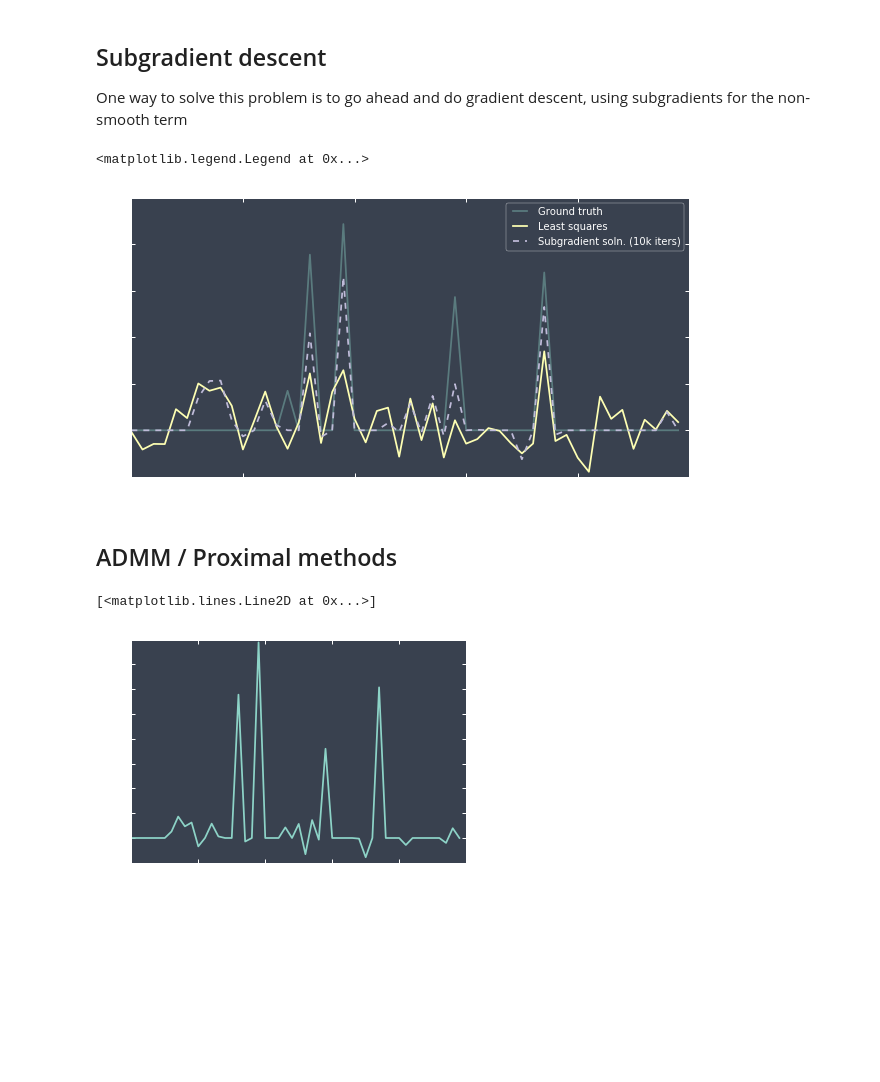
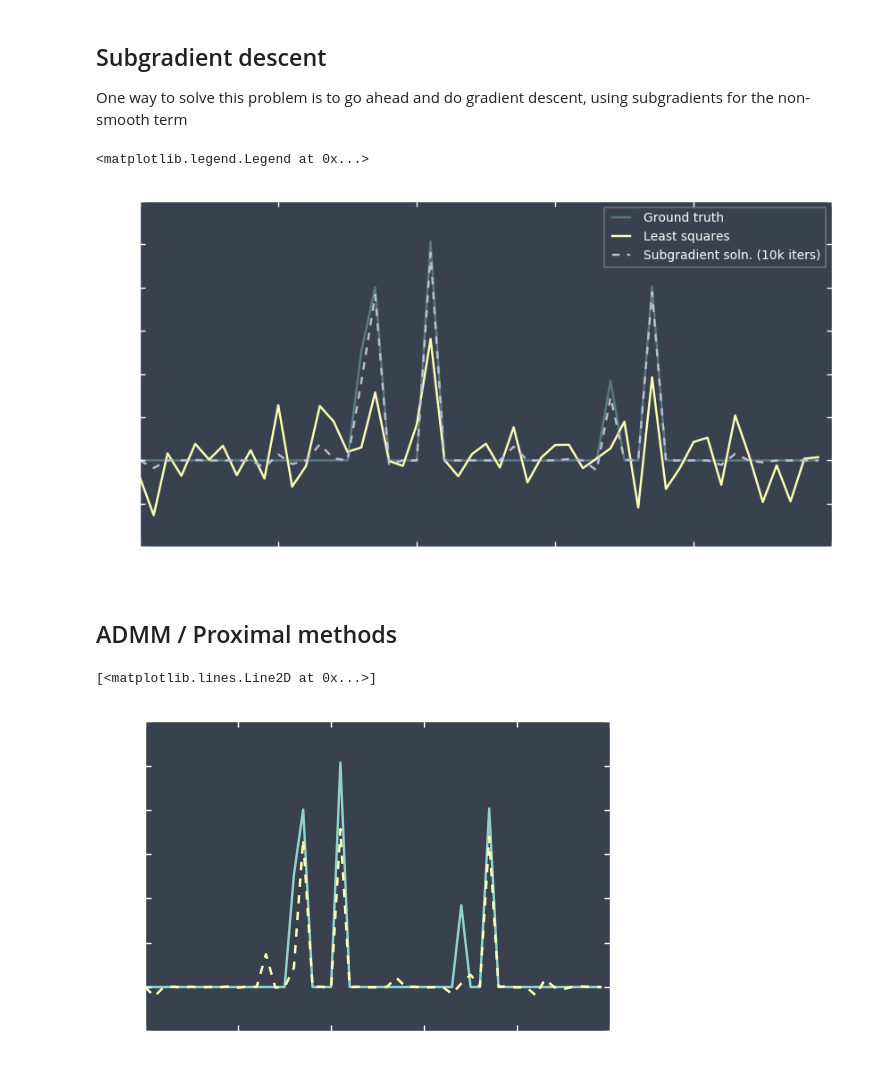
Before and after one commit to nirum/descent-tutorial, a Jupyter notebook: sparse recovery.ipynb, the cells around one changed output. Saved outputs shown, nothing was run; the diff lists cells and outputs as text; code cells hidden in the pictures; blank space fills up the shorter version.

```diff
--- a/sparse recovery.ipynb
+++ b/sparse recovery.ipynb
@@ -67,27 +64,26 @@ def f_df_sparse(x, penalty=1.0):
 
     return obj_sparse, grad_sparse
 # %%
-opt_subg = descent.GradientDescent(x_lsq, f_df_sparse, 'sgd', {'lr': 0.01})
-opt_subg.run(maxiter=1e4)
+opt_subg = descent.sgd(0.01).minimize(f_df_sparse, x_lsq, display=None, maxiter=1e4)
 # %%
 plt.figure(figsize=(10,5))
 plt.plot(x, '-', alpha=0.4)
 plt.plot(x_lsq, '-')
-plt.plot(opt_subg.theta, '--')
+plt.plot(opt_subg.x, '--')
 plt.legend(['Ground truth', 'Least squares', 'Subgradient soln. (10k iters)'])
 # %% [output]
 <matplotlib.legend.Legend at 0x...>
-[figure, old version]
+[figure, new version]
 # %% [markdown]
 ## ADMM / Proximal methods
 # %%
-operators = []
-opt_admm = descent.Consensus(x_lsq, tau=(1., 1., 1.))
+opt_admm = descent.Consensus()
 opt_admm.add('linsys', A, y)
-opt_admm.add('sparse', 0.5)
-opt_admm.run(1000)
-plt.plot(opt_admm.theta)
+opt_admm.add('sparse', 100.0)
+res = opt_admm.minimize(x_lsq, maxiter=1000, display=None)
+plt.plot(x, '-')
+plt.plot(res.x, '--')
 # %% [output]
 [<matplotlib.lines.Line2D at 0x...>]
-[figure, old version]
+[figure, new version]
 # %%
```
Also changed, not shown: parts of 7 cells of this notebook, 5 other files.
